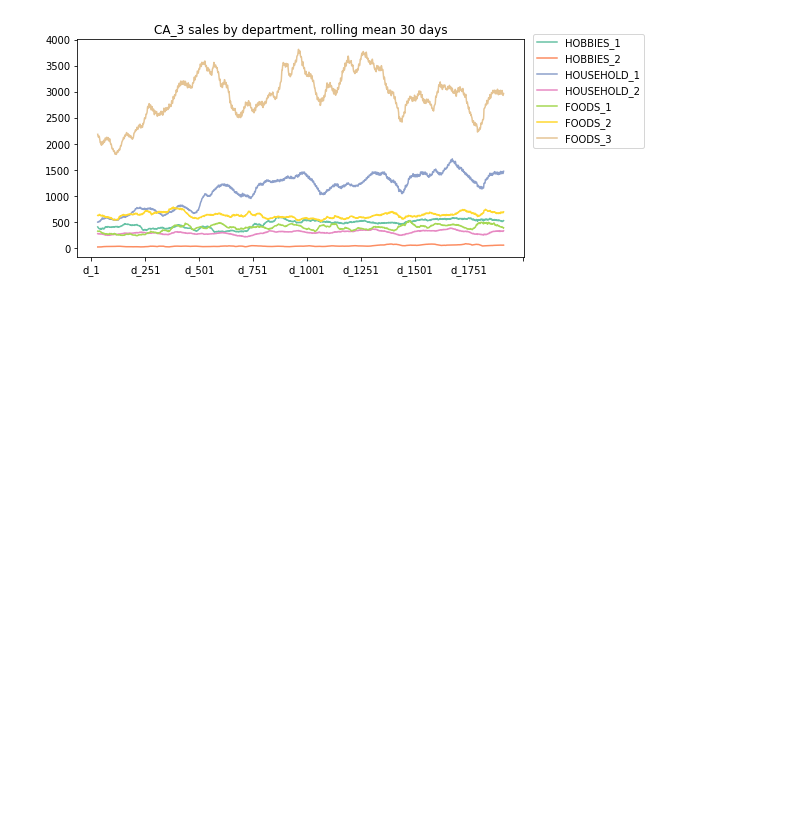
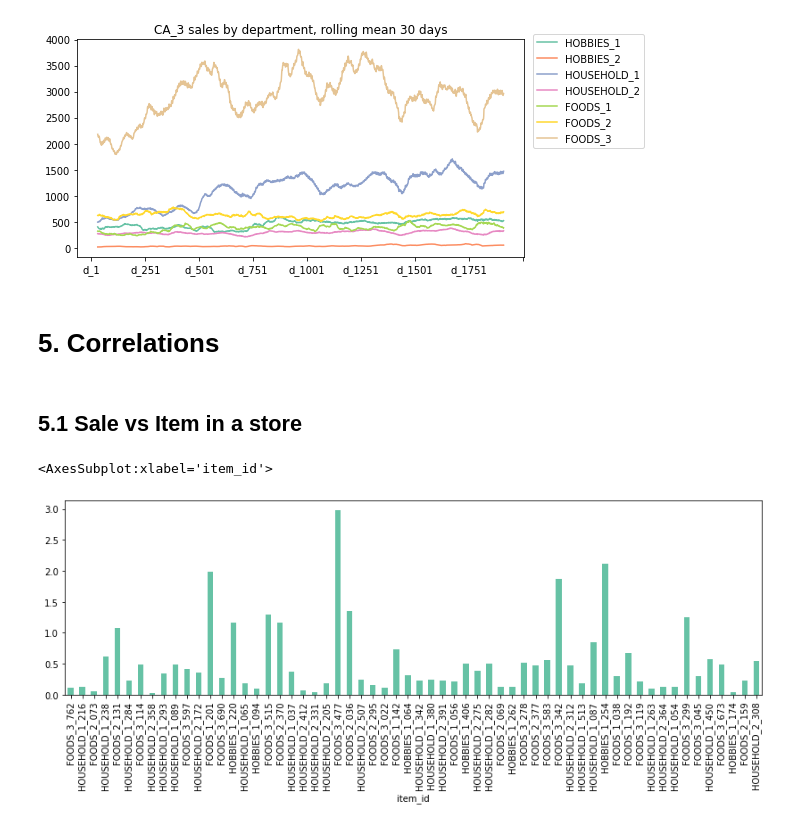
Before and after one commit to kanitjompuk40/GroupWork, a Jupyter notebook: AML/EDA-Panpan.ipynb, the cells around one changed output. Drawn from its saved outputs; the diff is of its cells as text; code cells hidden in the pictures; blank space fills up the shorter version.

Commit message:
sales relation

```diff
--- a/AML/EDA-Panpan.ipynb
+++ b/AML/EDA-Panpan.ipynb
@@ -414,3 +416,7 @@ There's no missing value.
 # Melt Sales Data
 # %%
 df = hf.meltM5(df_sales)
+# %%
+df = pd.merge(df, calendar, on='d', how='left')
+
+df.info()
@@ -666,3 +690,16 @@ FixedFormatter should only be used together with FixedLocator
 [figure]
 [figure]
 [figure]
+# %% [markdown]
+# 5. Correlations
+# %% [markdown]
+## 5.1 Sale vs Item in a store
+# %%
+sale_by_store, store_id = getDailySaleByStore()
+# %%
+f, ax = plt.subplots(figsize=(14, 4))
+
+sale_by_store.groupby('item_id')['sold'].mean().sample(60).plot(kind='bar')
+# %% [output]
+<AxesSubplot:xlabel='item_id'>
+[figure, added]
```
Also changed, not shown: parts of 15 cells of this notebook.
